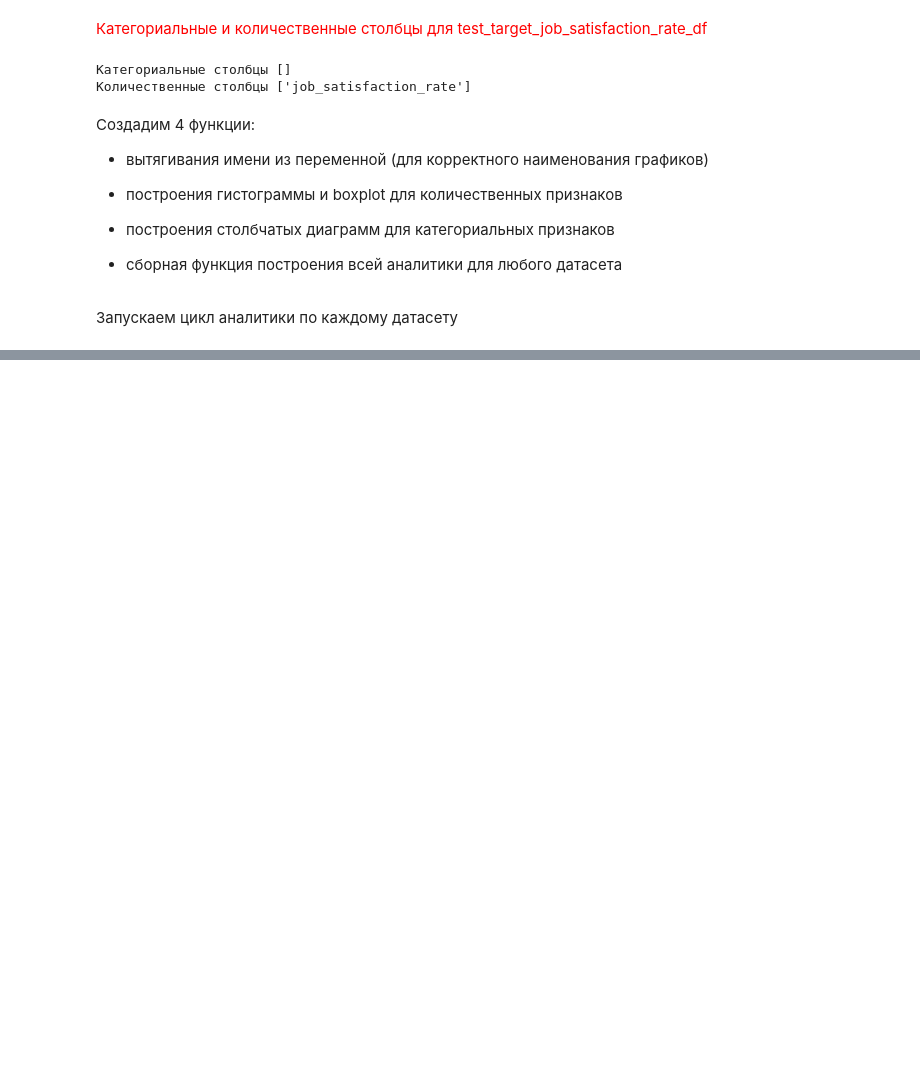
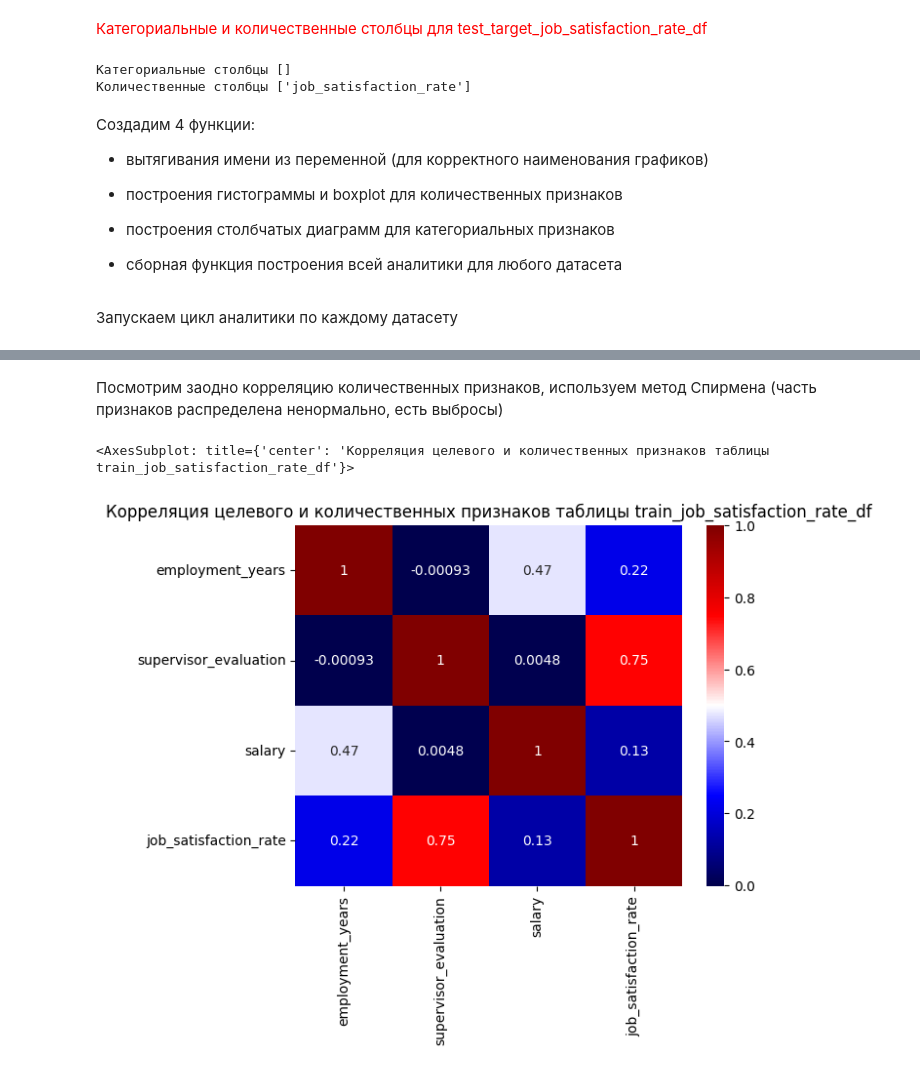
Before and after one commit to anthonypotekhin/studying, a Jupyter notebook: yandex_practicum/9_compilation_proj_2/comp_project_2.ipynb, the cells around one changed output, grey strips where cells are left out. Saved outputs shown, nothing was run; the diff lists cells and outputs as text; code cells hidden in the pictures; blank space fills up the shorter version.

```diff
--- a/yandex_practicum/9_compilation_proj_2/comp_project_2.ipynb
+++ b/yandex_practicum/9_compilation_proj_2/comp_project_2.ipynb
@@ -600,0 +636,13 @@ for df in [train_job_satisfaction_rate_df, test_features_df, test_target_job_sat
+# %%
+cat_cols = ['dept']
+ordinal_cols = ['level', 'workload']
+num_cols = ['employment_years', 'supervisor_evaluation', 'salary']
+bin_cols = ['last_year_promo', 'last_year_violations']
+# %% [markdown]
+Посмотрим заодно корреляцию количественных признаков, используем метод Спирмена (часть признаков распределена ненормально, есть выбросы)
+# %%
+plt.title('Корреляция целевого и количественных признаков таблицы train_job_satisfaction_rate_df')
+sns.heatmap(train_job_satisfaction_rate_df[num_cols + ['job_satisfaction_rate']].corr(method='spearman'), annot=True, cmap='seismic')
+# %% [output]
+<AxesSubplot: title={'center': 'Корреляция целевого и количественных признаков таблицы train_job_satisfaction_rate_df'}>
+[figure, added]
```
Also changed, not shown: parts of 52 cells of this notebook, 1 other file.
